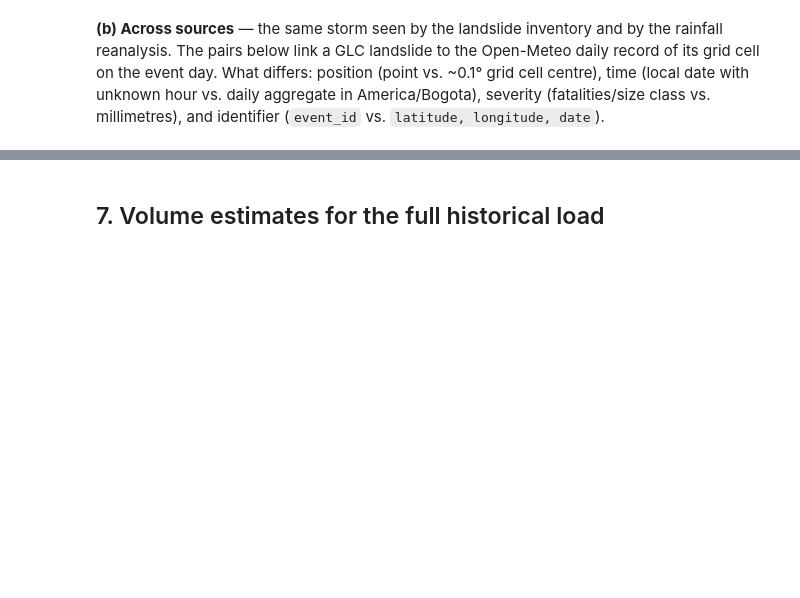
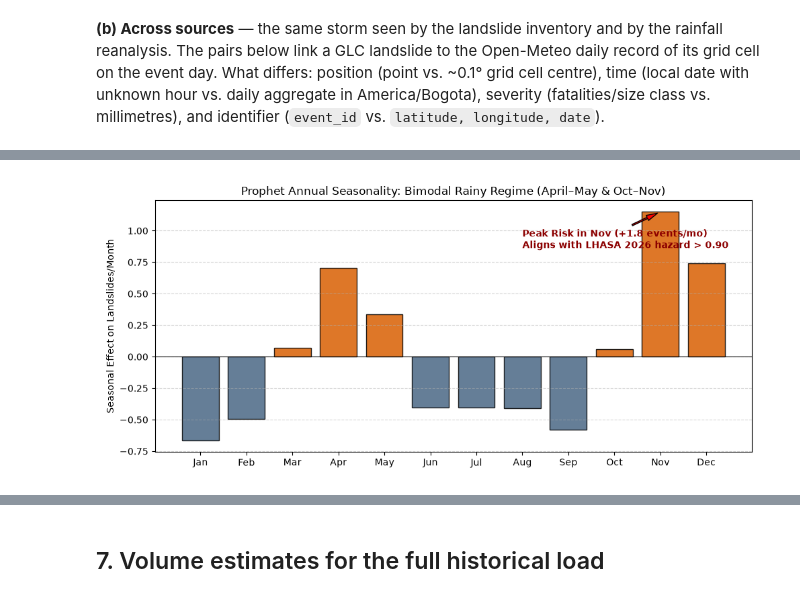
Before and after one commit to saritxm/landslide-monitoring-colombia, a Jupyter notebook: notebooks/01_source_profiling.ipynb, the cells around one changed output, grey strips where cells are left out. Cells and saved outputs as stored; diff of their text form; code cells hidden in the pictures; blank space fills up the shorter version.

```diff
--- a/notebooks/01_source_profiling.ipynb
+++ b/notebooks/01_source_profiling.ipynb
@@ -661,0 +788,20 @@ cells LHASA flags), not as matching events. This is a limitation for validating
+# %%
+# 4. Seasonal Component vs. NASA LHASA Peak Hazard Alignments
+months_labels = ['Jan', 'Feb', 'Mar', 'Apr', 'May', 'Jun', 'Jul', 'Aug', 'Sep', 'Oct', 'Nov', 'Dec']
+seasonal_vals = [forecast_full[forecast_full['ds'].dt.month == m]['yearly'].iloc[0] for m in range(1, 13)]
+
+fig3, ax3 = plt.subplots(figsize=(10, 4.5))
+colors = ['#4a6785' if v < 0 else '#d95f02' for v in seasonal_vals]
+ax3.bar(months_labels, seasonal_vals, color=colors, alpha=0.85, edgecolor='black')
+ax3.axhline(0, color='black', linewidth=0.8)
+ax3.set_title('Prophet Annual Seasonality: Bimodal Rainy Regime (April–May & Oct–Nov)', fontsize=12)
+ax3.set_ylabel('Seasonal Effect on Landslides/Month')
+ax3.grid(True, axis='y', linestyle='--', alpha=0.5)
+ax3.annotate('Peak Risk in Nov (+1.8 events/mo)\nAligns with LHASA 2026 hazard > 0.90',
+             xy=('Nov', seasonal_vals[10]), xytext=(7.0, max(seasonal_vals)*0.75),
+             arrowprops=dict(facecolor='red', shrink=0.08, width=1.5, headwidth=6),
+             fontsize=10, fontweight='bold', color='darkred')
+plt.tight_layout()
+plt.show()
+# %% [output]
+[figure, added]
```
Also changed, not shown: parts of 6 cells of this notebook, 2 other files.
